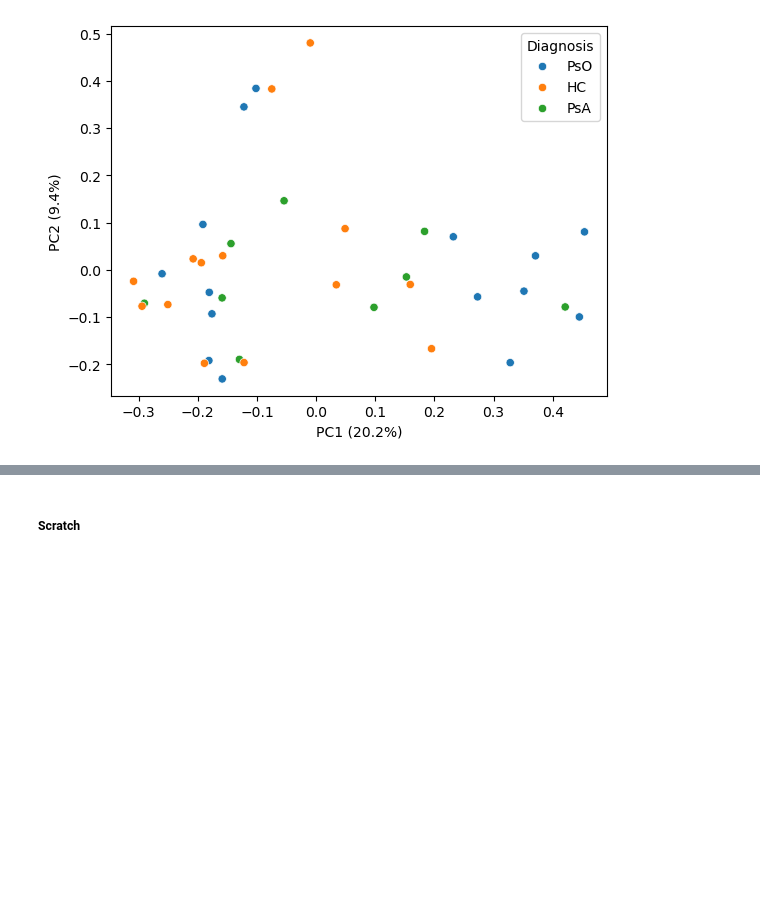
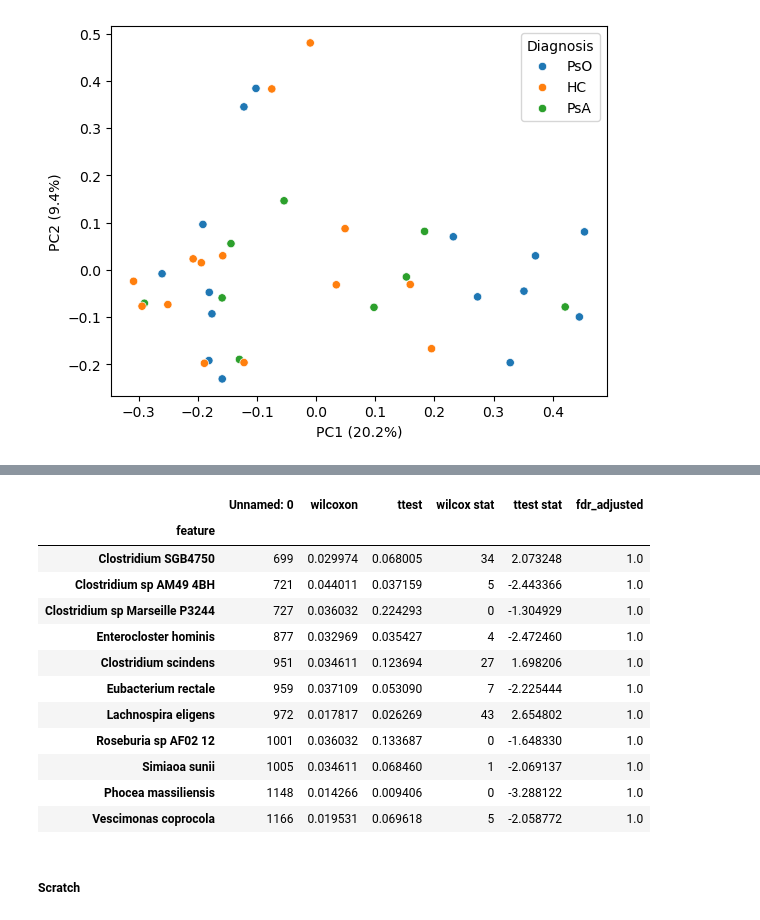
Before and after one commit to kbpi314/twinspsd, a Jupyter notebook: code/twinspsd_v1.ipynb, the cells around one changed output, grey strips where cells are left out. Drawn from its saved outputs; the diff is of its cells as text; code cells hidden in the pictures; blank space fills up the shorter version.

```diff
--- a/code/twinspsd_v1.ipynb
+++ b/code/twinspsd_v1.ipynb
@@ -720,2 +863,25 @@ Text(0, 0.5, 'PC2 (9.4%)')
+# %%
+# parse stats
+df = pd.read_csv(path + 'outputs/jobs03/0_taxa/0_taxa_stats_clean.csv')#, sep='\t')
+df = df.set_index('feature')
+
+# filter on p
+# df = df[df['fdr_adjusted'] < 0.05]
+df = df[df['wilcoxon'] < 0.05]
+df
+# %% [output]
+|  | Unnamed: 0 | wilcoxon | ttest | wilcox stat | ttest stat | fdr_adjusted |
+| feature |  |  |  |  |  |  |
+| Clostridium SGB4750 | 699 | 0.029974 | 0.068005 | 34 | 2.073248 | 1.0 |
+| Clostridium sp AM49 4BH | 721 | 0.044011 | 0.037159 | 5 | -2.443366 | 1.0 |
+| Clostridium sp Marseille P3244 | 727 | 0.036032 | 0.224293 | 0 | -1.304929 | 1.0 |
+| Enterocloster hominis | 877 | 0.032969 | 0.035427 | 4 | -2.472460 | 1.0 |
+| Clostridium scindens | 951 | 0.034611 | 0.123694 | 27 | 1.698206 | 1.0 |
+| Eubacterium rectale | 959 | 0.037109 | 0.053090 | 7 | -2.225444 | 1.0 |
+| Lachnospira eligens | 972 | 0.017817 | 0.026269 | 43 | 2.654802 | 1.0 |
+| Roseburia sp AF02 12 | 1001 | 0.036032 | 0.133687 | 0 | -1.648330 | 1.0 |
+| Simiaoa sunii | 1005 | 0.034611 | 0.068460 | 1 | -2.069137 | 1.0 |
+| Phocea massiliensis | 1148 | 0.014266 | 0.009406 | 0 | -3.288122 | 1.0 |
+| Vescimonas coprocola | 1166 | 0.019531 | 0.069618 | 5 | -2.058772 | 1.0 |
 # %% [markdown]
 ##### Scratch #####
```
Also changed, not shown: parts of 15 cells of this notebook, 3 other files.
